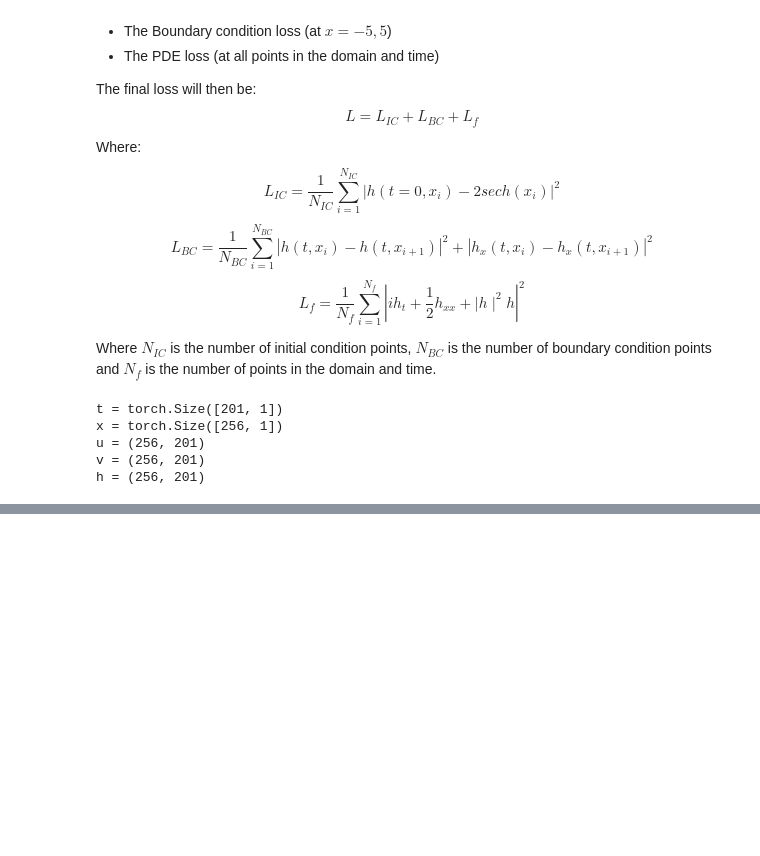
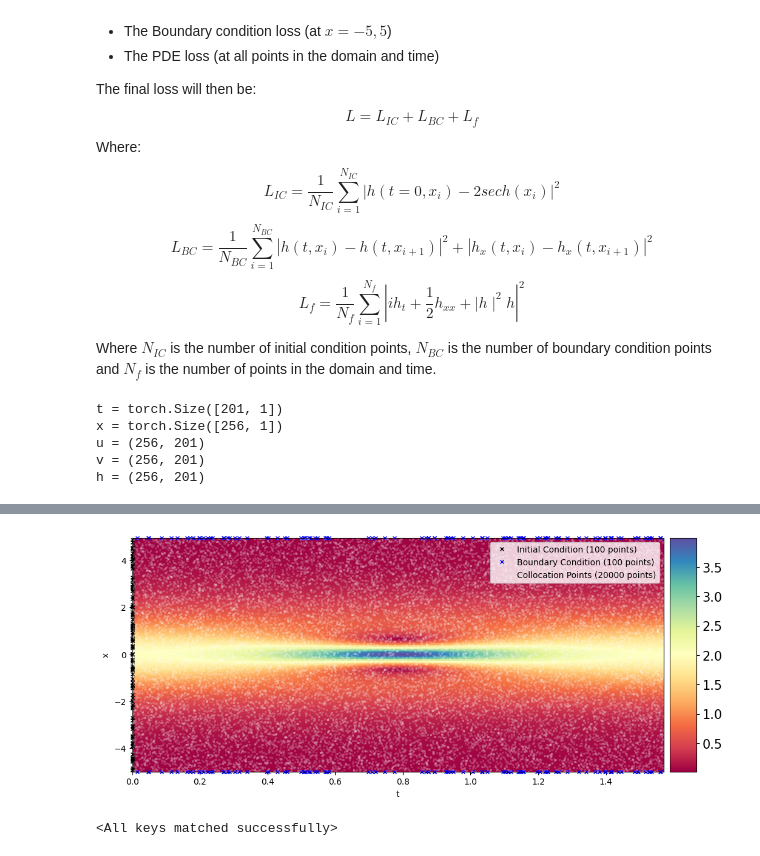
Before and after one commit to Jad-yehya/Advanced-deep, a Jupyter notebook: pinns/schrodinger.ipynb, the cells around one changed output, grey strips where cells are left out. Cells and saved outputs as stored; diff of their text form; code cells hidden in the pictures; blank space fills up the shorter version.

```diff
--- a/pinns/schrodinger.ipynb
+++ b/pinns/schrodinger.ipynb
@@ -88,8 +88,8 @@ ub = torch.tensor([x_max, t_max])
 
 # Number of training points
 N_ic = 100
-N_bc = 50
-N_f = 1000
+N_bc = 100
+N_f = 20000
 
 # # We will do the ic and bc together as the training data and f separately
 # # ic = Initial condition
@@ -179,3 +179,60 @@ plt.show()
+# %%
+# Showing the sampled points
+fig = plt.figure(figsize=(12, 5))
+ax = fig.add_subplot(111)
+h = ax.imshow(
+    Exact_h,
+    interpolation="nearest",
+    cmap="Spectral",
+    extent=[t.min(), t.max(), x.min(), x.max()],
+    origin="lower",
+    aspect="auto",
+)
+divider = make_axes_locatable(ax)
+cax = divider.append_axes("right", size="5%", pad=0.10)
+cbar = fig.colorbar(h, cax=cax)
+cbar.ax.tick_params(labelsize=15)
+
+ax.plot(
+    xt_ic[:, 1].cpu().numpy(),
+    xt_ic[:, 0].cpu().numpy(),
+    "kx",
+    label="Initial Condition (%d points)" % (N_ic),
+    markersize=5,
+    clip_on=False,
+)
+ax.plot(
+    xt_lb[:, 1].cpu().numpy(),
+    xt_lb[:, 0].cpu().numpy(),
+    "bx",
+    label="Boundary Condition (%d points)" % (N_bc),
+    markersize=5,
+    clip_on=False,
+)
+ax.plot(
+    xt_ub[:, 1].cpu().numpy(),
+    xt_ub[:, 0].cpu().numpy(),
+    "bx",
+    markersize=5,
+    clip_on=False,
+)
+ax.plot(
+    xt_f[:, 1].cpu().numpy(),
+    xt_f[:, 0].cpu().numpy(),
+    "wx",
+    label="Collocation Points (%d points)" % (N_f),
+    markersize=2,
+    alpha=0.2,
+)
+ax.set_xlabel("t")
+ax.set_ylabel("x")
+ax.legend(loc="upper right")
+
+# plt.savefig("Data_sampled.eps", format="eps")
+
+plt.show()
+# %% [output]
+[figure, added]
 # %%
 class DNN(torch.nn.Module):
     # À compléter...
@@ -385,3 +445,9 @@ for epoch in pbar:
 # %%
 # Save the model
 torch.save(pinn.state_dict(), "pinn_schrodinger.pt")
+# %%
+# Load the model
+pinn = PINN_Schrodinger(dnn).to(device)
+pinn.load_state_dict(torch.load("pinn_schrodinger.pt"))
+# %% [output]
+<All keys matched successfully>
```
Also changed, not shown: parts of 12 cells of this notebook, 5 other files.
